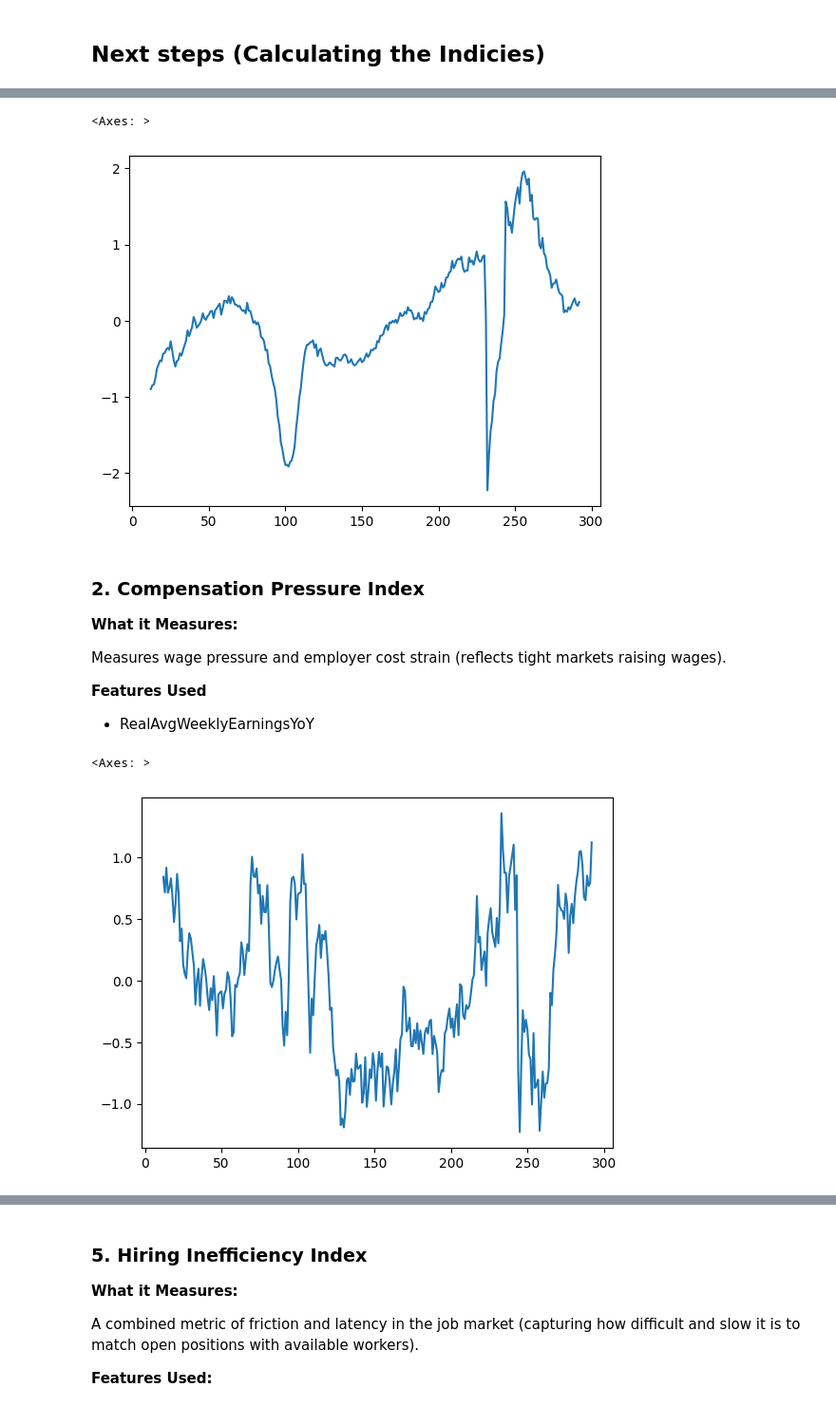
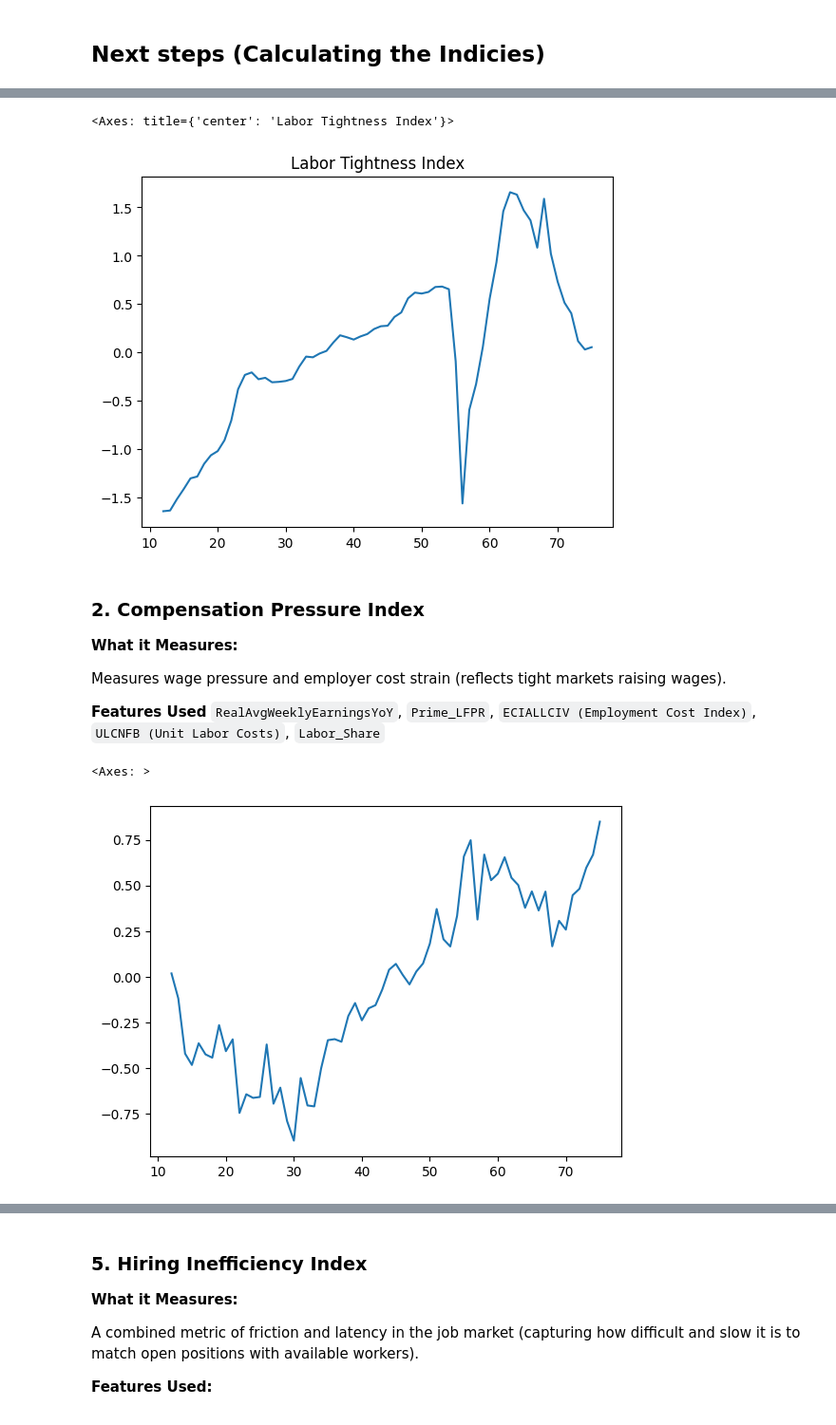
Before and after one commit to Makster04/Labor_Market_Index, a Jupyter notebook: Demand_vs_Supply.ipynb, the cells around one changed output, grey strips where cells are left out. Shown at 95% size. Cells and saved outputs as stored; diff of their text form; code cells hidden in the pictures.

```diff
--- a/Demand_vs_Supply.ipynb
+++ b/Demand_vs_Supply.ipynb
@@ -136,22 +149,22 @@ Supply_Demand_Indicators_df = Supply_Demand_Indicators_df.loc[:, ~Supply_Demand_
 # DERIVED FEATURES
 
 # Labor Market Tightness Metrics
-Supply_Demand_Indicators_df['OpeningsPerUnemployed'] = (Supply_Demand_Indicators_df['Job_Openings_Rate'] / Supply_Demand_Indicators_df['Unemployment_Level'])
+Supply_Demand_Indicators_df['OpeningsPerUnemployed'] = (Supply_Demand_Indicators_df['Job_Openings'] / Supply_Demand_Indicators_df['Unemployment_Level'])
 
-Supply_Demand_Indicators_df['HiresPerUnemployed'] = (Supply_Demand_Indicators_df['Hires_Rate'] / Supply_Demand_Indicators_df['Unemployment_Level'])
+Supply_Demand_Indicators_df['HiresPerUnemployed'] = (Supply_Demand_Indicators_df['Hires'] / Supply_Demand_Indicators_df['Unemployment_Level'])
 
 # Optional inverse used in hiring inefficiency
 Supply_Demand_Indicators_df['Inverse_HiresPerUnemployed'] = (1 / Supply_Demand_Indicators_df['HiresPerUnemployed'])
 
 # Hiring Friction / Flow Metrics
-Supply_Demand_Indicators_df['LayoffsPerOpening'] = (Supply_Demand_Indicators_df['Layoffs_and_Discharges'] / Supply_Demand_Indicators_df['Job_Openings_Rate'])
+Supply_Demand_Indicators_df['LayoffsPerOpening'] = (Supply_Demand_Indicators_df['Layoffs_and_Discharges'] / Supply_Demand_Indicators_df['Job_Openings'])
 
 # Labor Confidence Proxy
-Supply_Demand_Indicators_df['QuitsPerLayoffs'] = (Supply_Demand_Indicators_df['Quits_Rate'] / Supply_Demand_Indicators_df['Layoffs_and_Discharges'])
+Supply_Demand_Indicators_df['QuitsPerLayoffs'] = (Supply_Demand_Indicators_df['Quits'] / Supply_Demand_Indicators_df['Layoffs_and_Discharges'])
 
 
 # Hidden Slack
-Supply_Demand_Indicators_df['NILFWJNPerPop'] = (Supply_Demand_Indicators_df['Not_In_Labor_Force_WantAJobNow'] / Supply_Demand_Indicators_df['Total_Population'])
+Supply_Demand_Indicators_df['NILFWJNPerPop'] = (Supply_Demand_Indicators_df['Not_in_Labor_Force_Want_Job_Now'] / Supply_Demand_Indicators_df['Population'])
 
 # Inflation-Adjusted Earnings
 Supply_Demand_Indicators_df['CPIYOY'] = (Supply_Demand_Indicators_df['CPI'].pct_change(periods=12) * 100)
@@ -161,14 +174,14 @@ Supply_Demand_Indicators_df['AvgWeeklyEarningYoY'] = (Supply_Demand_Indicators_d
 Supply_Demand_Indicators_df['RealAvgWeeklyEarningsYoY'] = (Supply_Demand_Indicators_df['AvgWeeklyEarningYoY'] - Supply_Demand_Indicators_df['CPIYOY'])
 
 # Underemployment Slack
-Supply_Demand_Indicators_df['U6_U3_Spread'] = (Supply_Demand_Indicators_df['U6_Unemployment_Rate'] - Supply_Demand_Indicators_df['U3_Unemployment_Rate'])
+Supply_Demand_Indicators_df['U6_U3_Spread'] = (Supply_Demand_Indicators_df['U6_Rate'] - Supply_Demand_Indicators_df['U3_Rate'])
 
 # Leading Demand Signal
 Supply_Demand_Indicators_df['TempHelpEmploymentYoY'] = (Supply_Demand_Indicators_df['Temp_Help_Services'].pct_change(periods=12) * 100)
 
 Supply_Demand_Indicators_df['ReentrantsPerLaborForce'] = (Supply_Demand_Indicators_df['New_Entrants'] / Supply_Demand_Indicators_df['Civilian_Labor_Force_Level'])
-Supply_Demand_Indicators_df['PartTimePerLaborForce'] = (Supply_Demand_Indicators_df['Involuntary_Part_Time'] / Supply_Demand_Indicators_df['Civilian_Labor_Force_Level'])
-Supply_Demand_Indicators_df['LongTermUnemploymentRate'] = (Supply_Demand_Indicators_df['Long_Term_Unemployed_Level'] / Supply_Demand_Indicators_df['Unemployment_Level'])
+Supply_Demand_Indicators_df['PartTimePerLaborForce'] = (Supply_Demand_Indicators_df['Part_Time_for_Economic_Reasons'] / Supply_Demand_Indicators_df['Civilian_Labor_Force_Level'])
+Supply_Demand_Indicators_df['LongTermUnemploymentRate'] = (Supply_Demand_Indicators_df['27_Weeks_Unemployed'] / Supply_Demand_Indicators_df['Unemployment_Level'])
 # %% [markdown]
 ## **Next steps** (Calculating the Indicies)
 # %% [markdown]
@@ -193,25 +204,26 @@ How intensely employers are competing for workers, combining structural tightnes
 # %%
-# Selecting Features
+# Selecting Features for Labor Tightness Index
 tightness_features = [
     'OpeningsPerUnemployed',
     'HiresPerUnemployed',
-    'TempHelpEmploymentYoY'
+    'TempHelpEmploymentYoY',
+    'QuitsPerLayoffs'  # ← This was missing
 ]
 
 # Z-Score Normalize Each Feature
-
 from sklearn.preprocessing import StandardScaler
 
 scaler = StandardScaler()
 tightness_scaled = scaler.fit_transform(Supply_Demand_Indicators_df[tightness_features])
 
-# Take the mean of Z-Scores
+# Take the mean of Z-Scores to form the index
 Supply_Demand_Indicators_df['Labor_Tightness_Index'] = tightness_scaled.mean(axis=1)
 
-Supply_Demand_Indicators_df['Labor_Tightness_Index'].plot()
+# Plot
+Supply_Demand_Indicators_df['Labor_Tightness_Index'].plot(title='Labor Tightness Index')
 # %% [output]
-<Axes: >
+<Axes: title={'center': 'Labor Tightness Index'}>
-[figure, old version]
+[figure, new version]
 # %% [markdown]
 ### 2. **Compensation Pressure Index**
 
@@ -220,16 +232,16 @@ Supply_Demand_Indicators_df['Labor_Tightness_Index'].plot()
 Measures wage pressure and employer cost strain (reflects tight markets raising wages).
 
 **Features Used**
-- RealAvgWeeklyEarningsYoY
+`RealAvgWeeklyEarningsYoY`, `Prime_LFPR`, `ECIALLCIV (Employment Cost Index)`, `ULCNFB (Unit Labor Costs)`, `Labor_Share`
 # %%
-compensation_features = ['Prime_Labor_Force_Participation_Rate', 'RealAvgWeeklyEarningsYoY']
+compensation_features = ['Prime_Labor_Force_Participation_Rate', 'RealAvgWeeklyEarningsYoY', 'Employment_Cost_Index', 'Unit_Labor_Costs', 'Labor_Share_of_Income']
 compensation_scaled = scaler.fit_transform(Supply_Demand_Indicators_df[compensation_features])
 Supply_Demand_Indicators_df['Compensation_Pressure_Index'] = compensation_scaled.mean(axis=1)
 
 Supply_Demand_Indicators_df['Compensation_Pressure_Index'].plot()
 # %% [output]
 <Axes: >
-[figure, old version]
+[figure, new version]
 # %% [markdown]
 ### 3. **Labor Distress Index**
 
```
Also changed, not shown: parts of 8 cells of this notebook, 50 other files.
